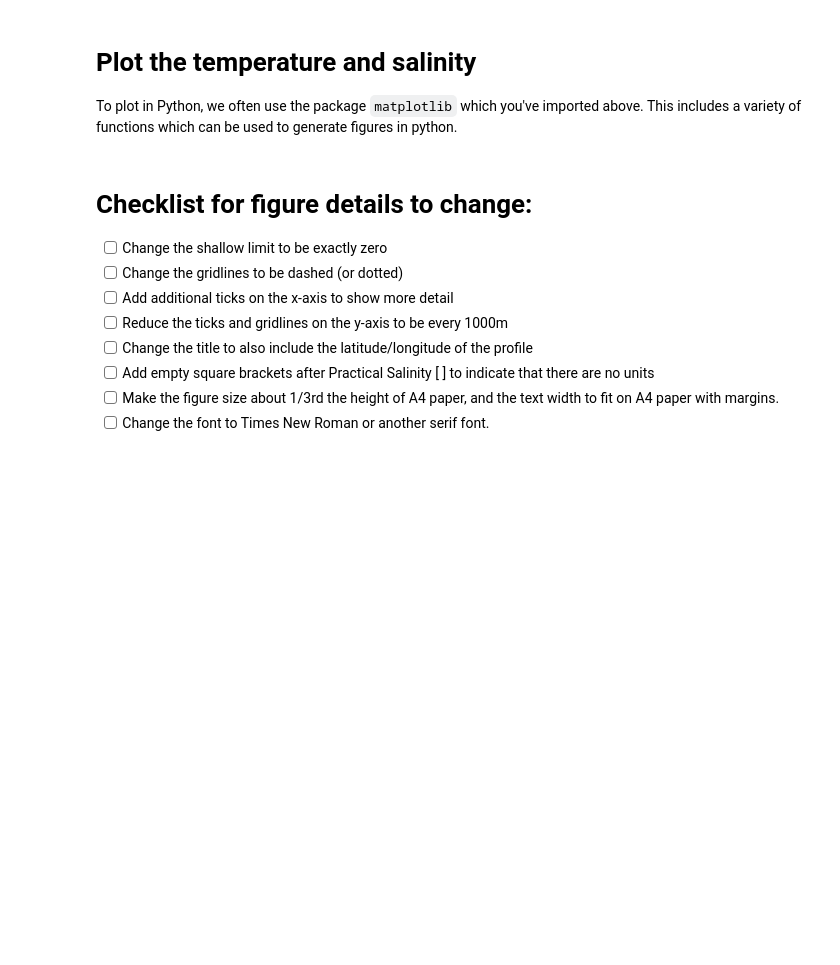
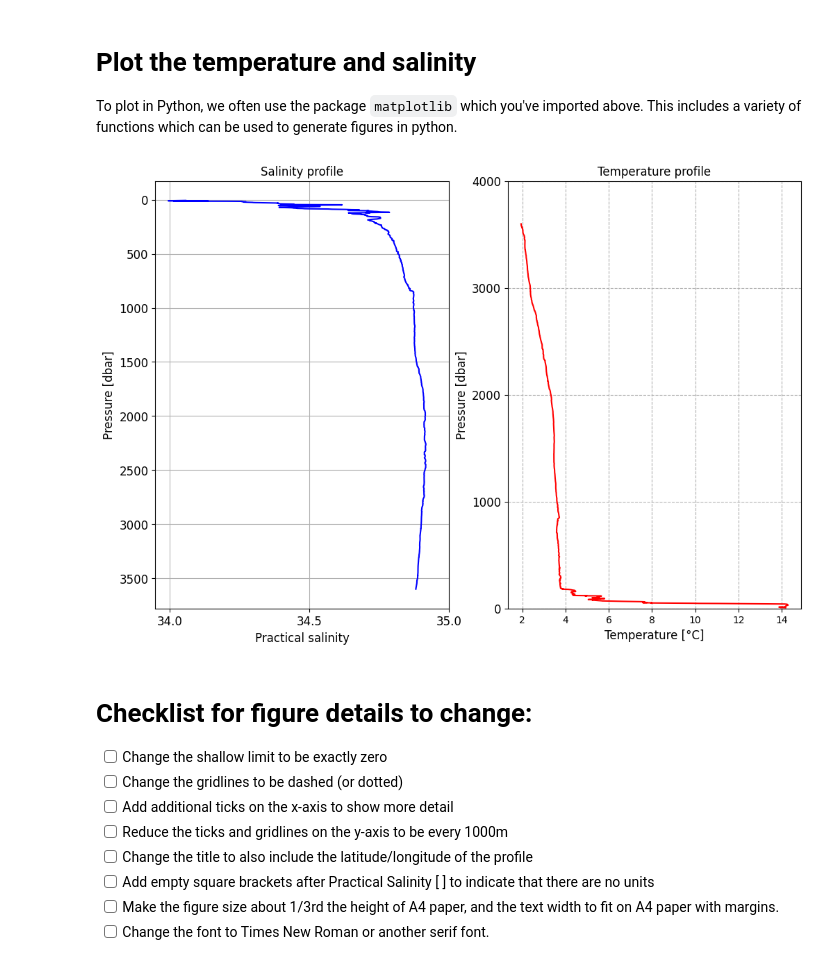
Before and after one commit to ifmeo-courses/messfern-1-ctd-Anja375, a Jupyter notebook: src/assignment.ipynb, the cells around one changed output. Cells and saved outputs as stored; diff of their text form; code cells hidden in the pictures; blank space fills up the shorter version.

```diff
--- a/src/assignment.ipynb
+++ b/src/assignment.ipynb
@@ -103,7 +108,7 @@ print("✓ CNV to NetCDF conversion test passed!")
 # %%
 # YOUR CODE HERE
 # load data using xr.open_dataset()
-raise NotImplementedError()
+ctd_ds = xr.open_dataset(netcdf_file_with_path)
 
 # print data
 print(ctd_ds.info)
@@ -128,12 +156,12 @@ The list of `Attributes` include details like the single value for latitude/long
 # Here we are defining the names of the variables in the netCDF file
 # If your netcdf file calls salinity "PSAL", you would change the sal_string to 'PSAL'
 sal_string = 'salinity'
-temp_string = 'temperature'
+temp_string = 'temperature_1'
 pres_string = 'pressure'
 lon_string = 'longitude'
 lat_string = 'latitude'
-SA_string = 'absolute_salinity'
-CT_string = 'conservative_temperature'
+SA_string = 'density'
+CT_string = 'potential_temperature'
 # You could also define these pairs in a dictionary (https://www.w3schools.com/python/python_dictionaries.asp)
 # %% [markdown]
 # Plot the temperature and salinity
@@ -159,35 +187,50 @@ plt.plot(ctd_ds[sal_string], ctd_ds[pres_string], color='blue')
 # These functions take a string as an argument, which is the text that will be displayed on the x and y axes
 # An optional second argument can be used to specify the fontsize.  IMPORTANT: choose values to make the text readable.
 plt.xlabel('Practical salinity' , fontsize=12)
 plt.ylabel('Pressure [dbar]', fontsize=12)
 
 # Since pressure decreases with depth, we want to invert the y-axis so that the surface is at the top of the plot
 plt.gca().invert_yaxis()
 
 # Here we specify where exactly the x-ticks should be placed.  We want them at 34, 34.5, and 35
 x_ticks = [34, 34.5, 35]
 plt.xticks(x_ticks, fontsize=12)
 
 # We don't specify for the y-axis, but we do want the text size to be readable.
 plt.yticks(fontsize=12)
 
 # Finally, we can add a title to the plot using plt.title().  This function also takes a string as an argument.
 plt.title('Salinity profile', fontsize=12)
 plt.grid(True)
 
 # YOUR TURN: Now, let's plot the temperature profile on the right-hand side of the figure
 plt.subplot(1,2,2)
 
 # YOUR CODE HERE
 # Complete the temperature plot following the same pattern as the salinity plot
 # Plot temperature vs pressure, add labels, title, formatting
 # Remember to invert the y-axis and add grid
-raise NotImplementedError()
+plt.plot(ctd_ds[temp_string], ctd_ds[pres_string], color='red')
+
+plt.xlabel('Temperature [°C]', fontsize=12)
+plt.ylabel('Pressure [dbar]', fontsize=12)
+
+plt.gca().invert_yaxis()
+
+plt.ylim(0, ctd_ds[pres_string].max())
+
+plt.yticks(range(0, int(ctd_ds[pres_string].max()) + 1000, 1000), fontsize=12)
+
+plt.grid(True, linestyle='--')
+
+plt.title('Temperature profile', fontsize=12)
 
 # This code saves the figure to a file.  The file type is determined by the extension of the filename.
 # IMPORTANT: Change YourName to your actual last name
-plt.savefig(figdir + 'ex1fig1-YourName-Messfern.png')
+plt.savefig(figdir + 'ex1fig1-Geiger-Messfern.png')
 plt.show()
+# %% [output]
+[figure, added]
 # %%
 # Test that Figure 1 was created correctly
 import glob
```
Also changed, not shown: parts of 8 cells of this notebook, 2 other files.
